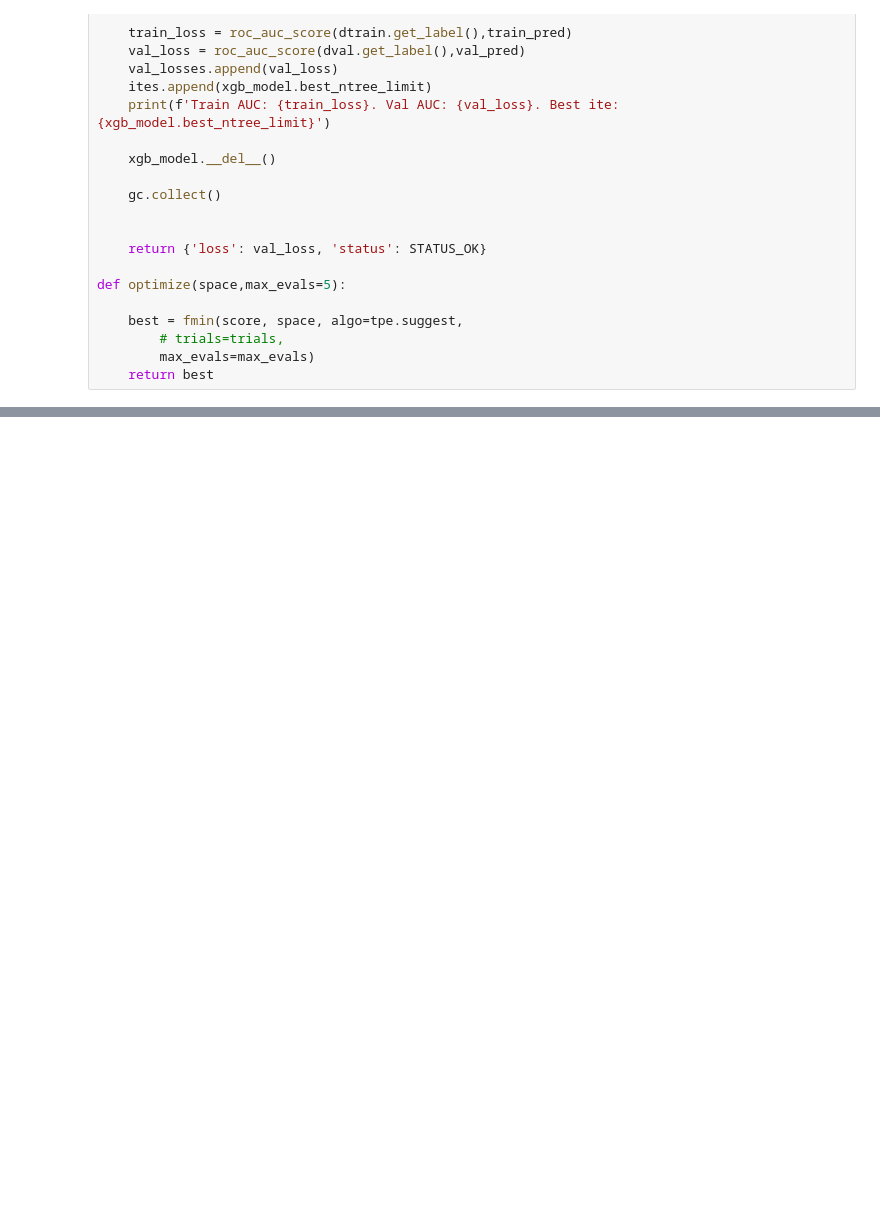
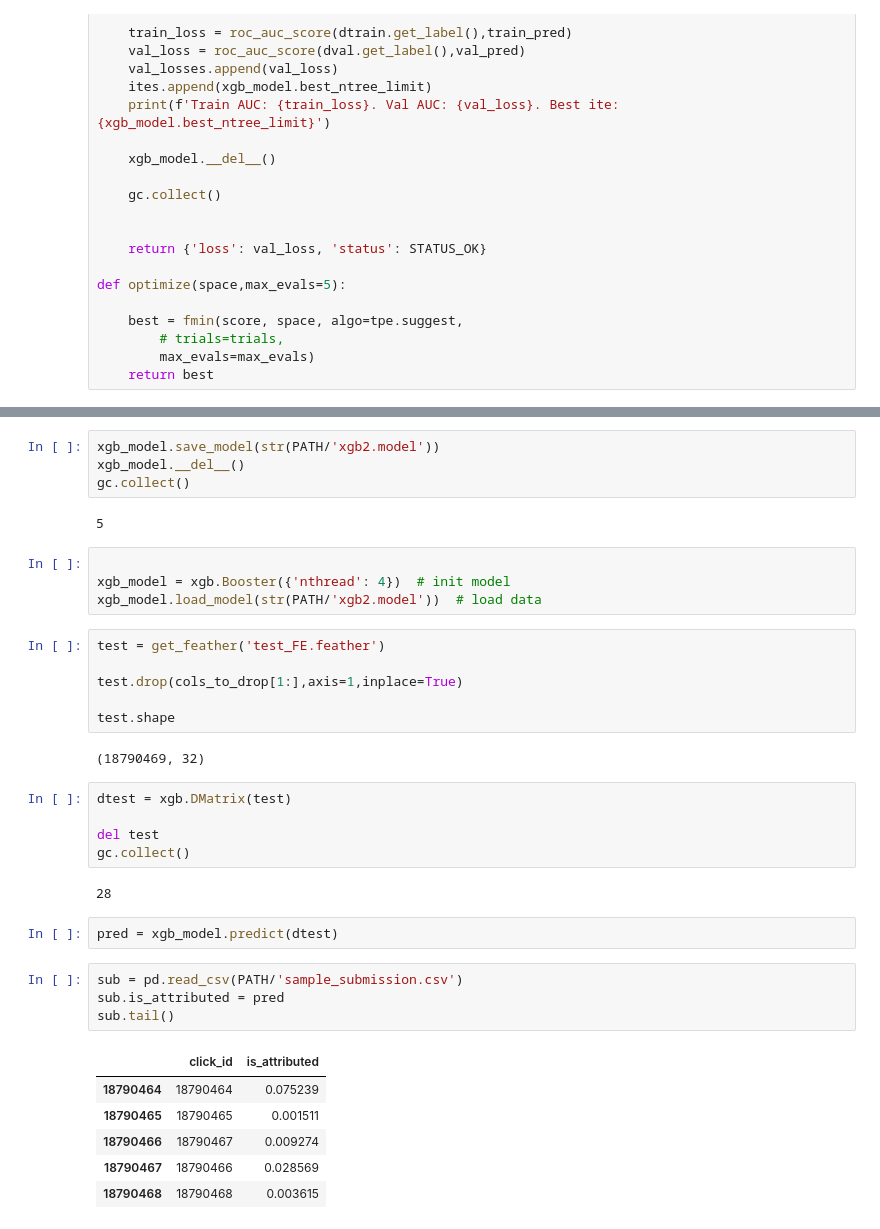
Before and after one commit to anhquan0412/talkingdata_clickfraud, a Jupyter notebook: xgboost.ipynb, the cells around one changed output, grey strips where cells are left out. Saved outputs shown, nothing was run; the diff lists cells and outputs as text; blank space fills up the shorter version.

```diff
--- a/xgboost.ipynb
+++ b/xgboost.ipynb
@@ -240,0 +361,38 @@ Training with params:
+# %%
+xgb_model.save_model(str(PATH/'xgb2.model'))
+xgb_model.__del__()
+gc.collect()
+# %% [output]
+5
+# %%
+
+xgb_model = xgb.Booster({'nthread': 4})  # init model
+xgb_model.load_model(str(PATH/'xgb2.model'))  # load data
+# %%
+test = get_feather('test_FE.feather')
+
+test.drop(cols_to_drop[1:],axis=1,inplace=True)
+
+test.shape
+# %% [output]
+(18790469, 32)
+# %%
+dtest = xgb.DMatrix(test)
+
+del test
+gc.collect()
+# %% [output]
+28
+# %%
+pred = xgb_model.predict(dtest)
+# %%
+sub = pd.read_csv(PATH/'sample_submission.csv')
+sub.is_attributed = pred
+sub.tail()
+# %% [output]
+|  | click_id | is_attributed |
+| 18790464 | 18790464 | 0.075239 |
+| 18790465 | 18790465 | 0.001511 |
+| 18790466 | 18790467 | 0.009274 |
+| 18790467 | 18790466 | 0.028569 |
+| 18790468 | 18790468 | 0.003615 |
```
Also changed, not shown: parts of 22 cells of this notebook, 5 other files.
